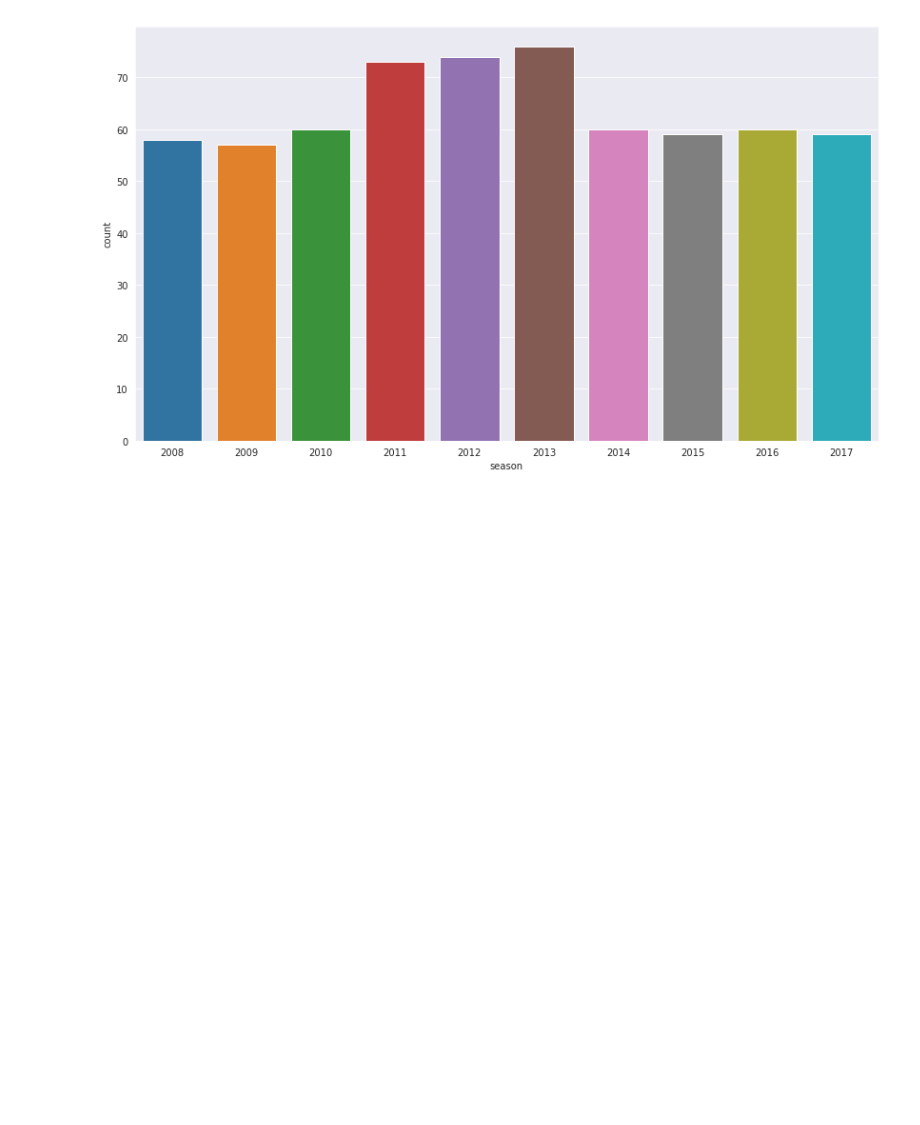
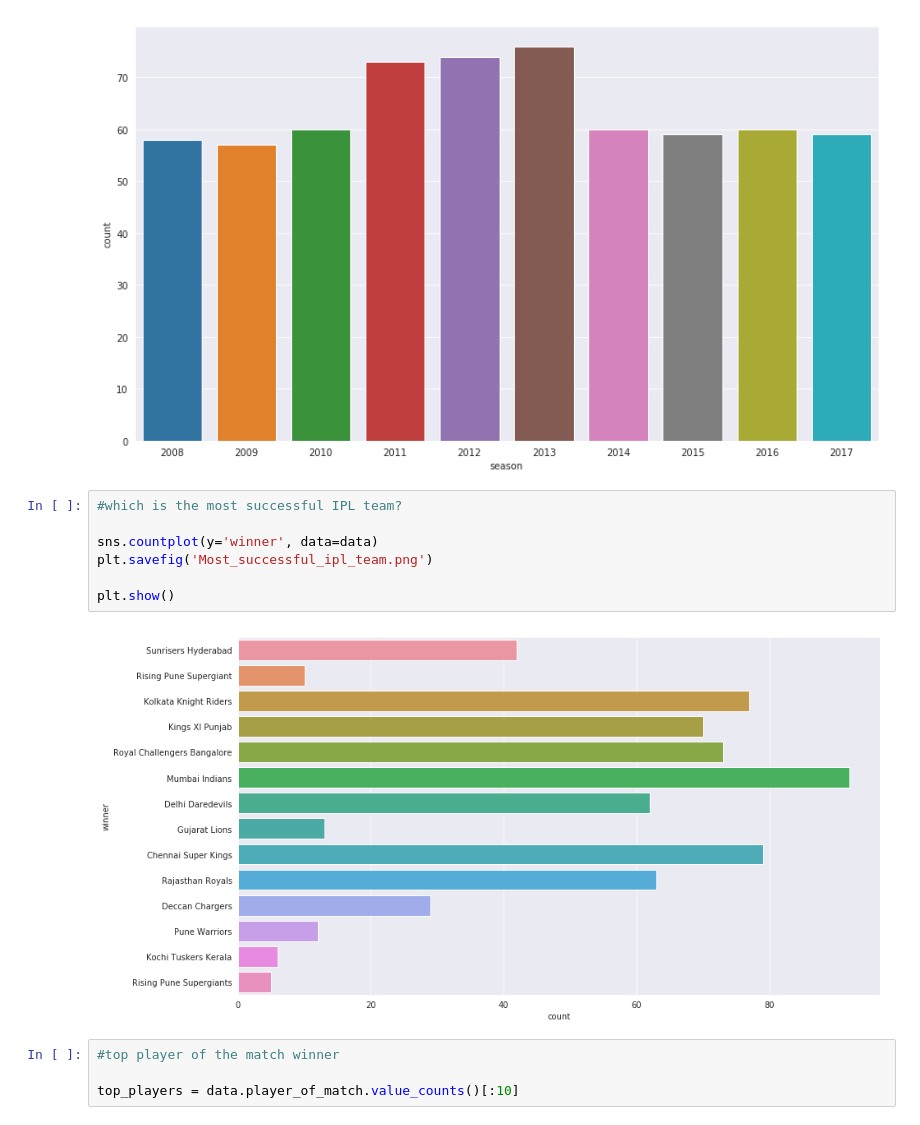
Before and after one commit to beingshivam/Python-projects, a Jupyter notebook: IPL_EDA.ipynb, the cells around one changed output. Saved outputs shown, nothing was run; the diff lists cells and outputs as text; blank space fills up the shorter version.

```diff
--- a/IPL_EDA.ipynb
+++ b/IPL_EDA.ipynb
@@ -188,3 +188,16 @@ plt.savefig('number_of_matches1.png')
 plt.show()
 # %% [output]
 [figure]
+# %%
+#which is the most successful IPL team?
+
+sns.countplot(y='winner', data=data)
+plt.savefig('Most_successful_ipl_team.png')
+
+plt.show()
+# %% [output]
+[figure, added]
+# %%
+#top player of the match winner
+
+top_players = data.player_of_match.value_counts()[:10]
```
Also changed, not shown: parts of 5 cells of this notebook.
